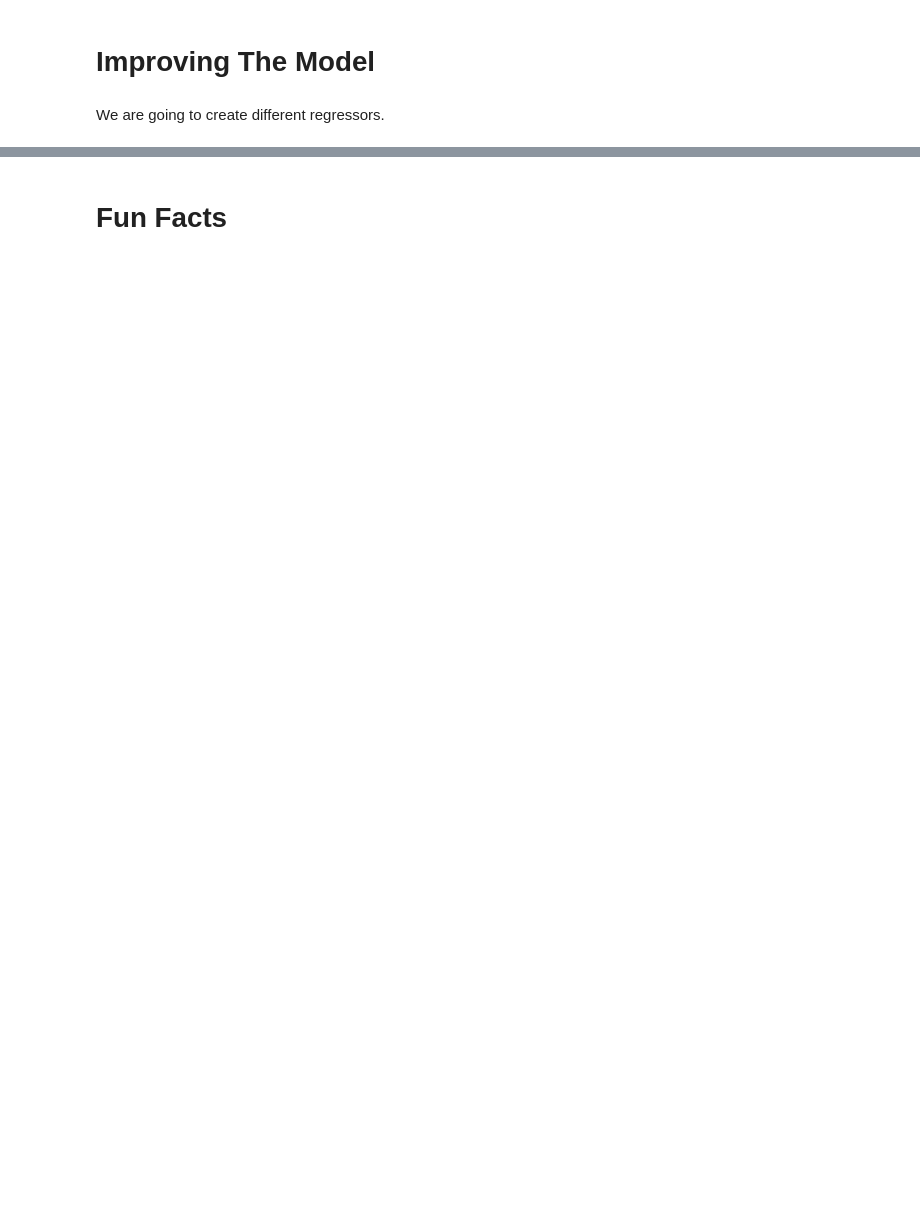
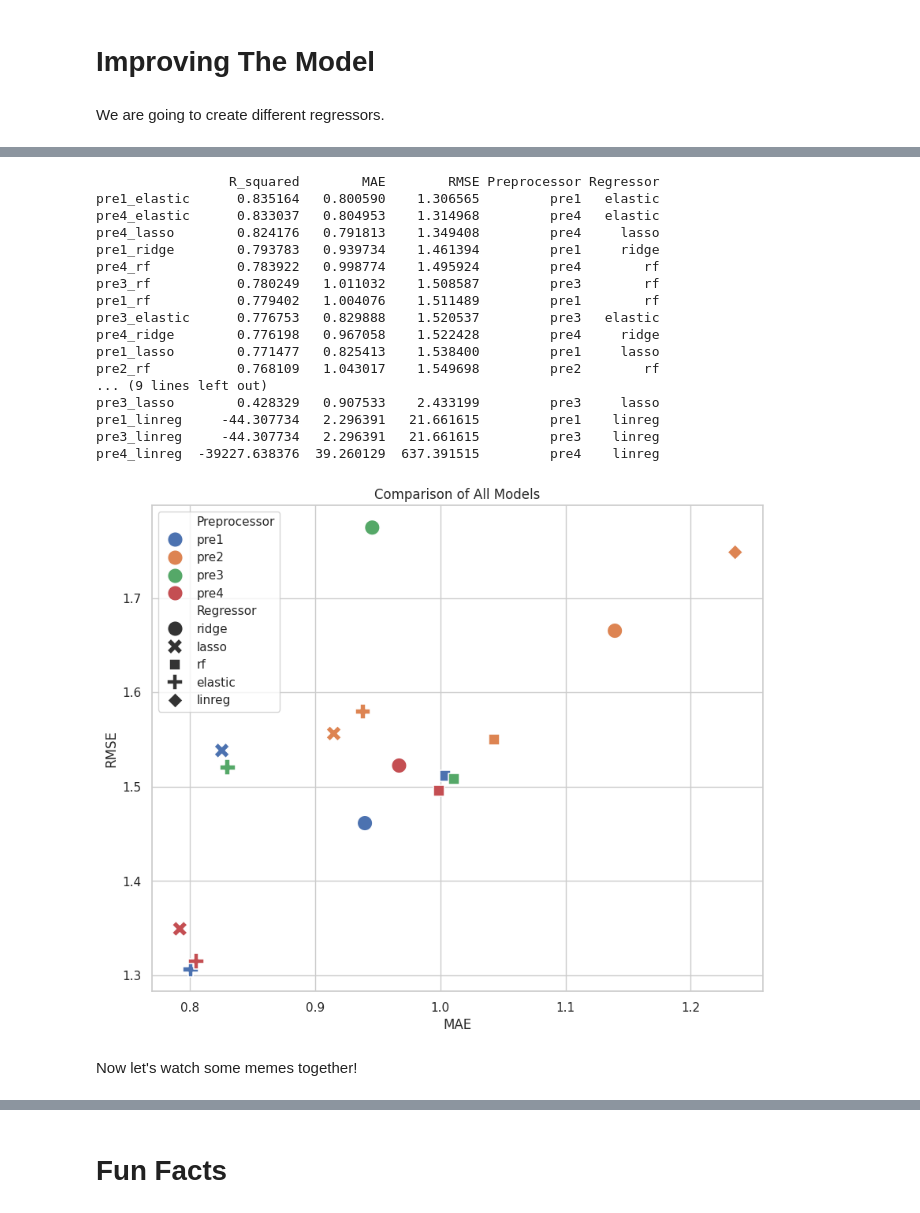
Before and after one commit to akp2003/Machine_Learning_Exercises, a Jupyter notebook: HW1/HW1.ipynb, the cells around one changed output, grey strips where cells are left out. Drawn from its saved outputs; the diff is of its cells as text; code cells hidden in the pictures; blank space fills up the shorter version.

```diff
--- a/HW1/HW1.ipynb
+++ b/HW1/HW1.ipynb
@@ -797,0 +816,17 @@ Polynomial_D2     0.861397             0.759655
+# %%
+y = df['G3']
+
+X = df.drop('G3', axis=1)
+
+X_train, X_test, y_train, y_test = train_test_split(
+    X, y,
+    test_size=0.86,
+    random_state=5
+)
+
+y_transformer = PowerTransformer()
+
+y_train_old, y_train = y_train.copy(), (pd.DataFrame(y_transformer.fit_transform(pd.DataFrame(y_train))))
+
+print(f"Training set shape (X): {X_train.shape}")
+print(f"Testing set shape (X): {X_test.shape}")
@@ -797,0 +841,52 @@ Polynomial_D2     0.861397             0.759655
+# %%
+
+def remove_outliers(df):
+    return df[(df['RMSE']<2) & (df['MAE']<2)]
+preprocessors = { 'pre1' : preprocessor1, 'pre2' : preprocessor2, 'pre3' : preprocessor3, 'pre4' : preprocessor4}
+regressors = { 'linreg' : LinearRegression(), 'ridge' : RidgeCV(),  'lasso' : LassoCV(), 'rf' : RandomForestRegressor(), 'dt' : DecisionTreeRegressor(), 'elastic' : ElasticNetCV()}
+
+def RunAllModels(pres,regs):
+    mp = {} # model performance
+    for pre_name,pre in pres.items():
+        for reg_name,reg in regs.items():
+            model = Pipeline([
+                ('preproc', pre),
+                ('model', reg)
+            ])
+            model.fit(X_train,y_train)
+            mp[pre_name+'_'+reg_name] = evaluate_model("model", model, X_test, y_test, verbose=False)+(pre_name,reg_name)
+            #print(pre_name,reg_name)
+    return mp
+
+
+res = RunAllModels(preprocessors,regressors)
+results_df = pd.DataFrame.from_dict(
+    res,
+    orient='index',
+    columns=['R_squared', 'MAE', 'RMSE', 'Preprocessor', 'Regressor']
+)
+fig,ax = plt.subplots(figsize=(10,8))
+sns.scatterplot(remove_outliers(results_df),x="MAE",y="RMSE", hue = 'Preprocessor', style = 'Regressor', s =200)
+ax.set(title="Comparison of All Models")
+print(results_df.sort_values(by='R_squared', ascending=False))
+# %% [output]
+                 R_squared        MAE        RMSE Preprocessor Regressor
+pre1_elastic      0.835164   0.800590    1.306565         pre1   elastic
+pre4_elastic      0.833037   0.804953    1.314968         pre4   elastic
+pre4_lasso        0.824176   0.791813    1.349408         pre4     lasso
+pre1_ridge        0.793783   0.939734    1.461394         pre1     ridge
+pre4_rf           0.783922   0.998774    1.495924         pre4        rf
+pre3_rf           0.780249   1.011032    1.508587         pre3        rf
+pre1_rf           0.779402   1.004076    1.511489         pre1        rf
+pre3_elastic      0.776753   0.829888    1.520537         pre3   elastic
+pre4_ridge        0.776198   0.967058    1.522428         pre4     ridge
+pre1_lasso        0.771477   0.825413    1.538400         pre1     lasso
+pre2_rf           0.768109   1.043017    1.549698         pre2        rf
+... (9 lines left out)
+pre3_lasso        0.428329   0.907533    2.433199         pre3     lasso
+pre1_linreg     -44.307734   2.296391   21.661615         pre1    linreg
+pre3_linreg     -44.307734   2.296391   21.661615         pre3    linreg
+pre4_linreg  -39227.638376  39.260129  637.391515         pre4    linreg
+[figure, added]
+# %% [markdown]
+Now let's watch some memes together!
```
Also changed, not shown: parts of 26 cells of this notebook, 6 other files.
